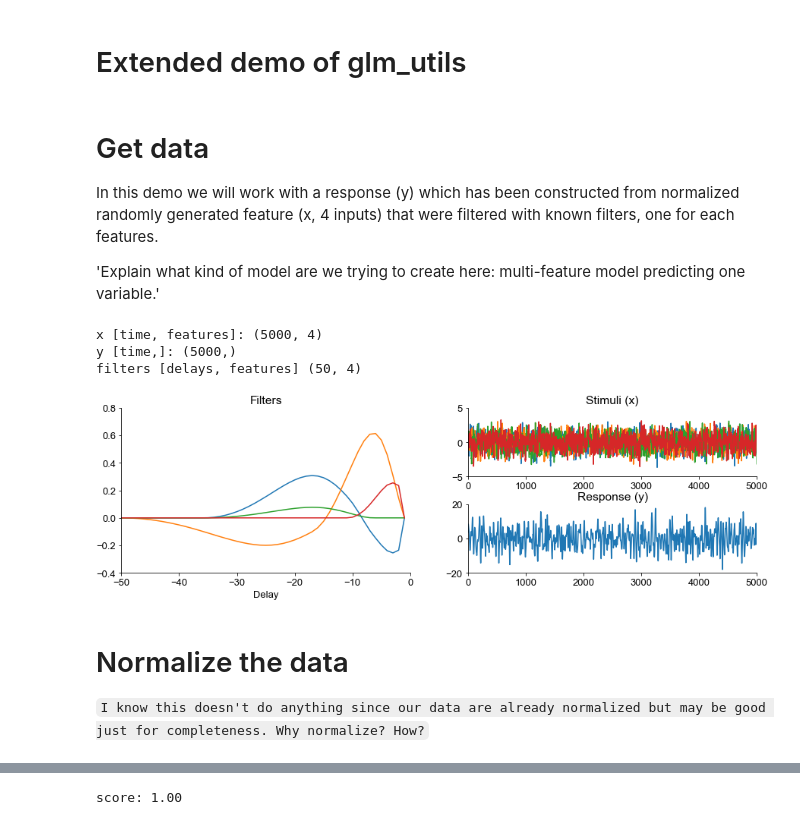
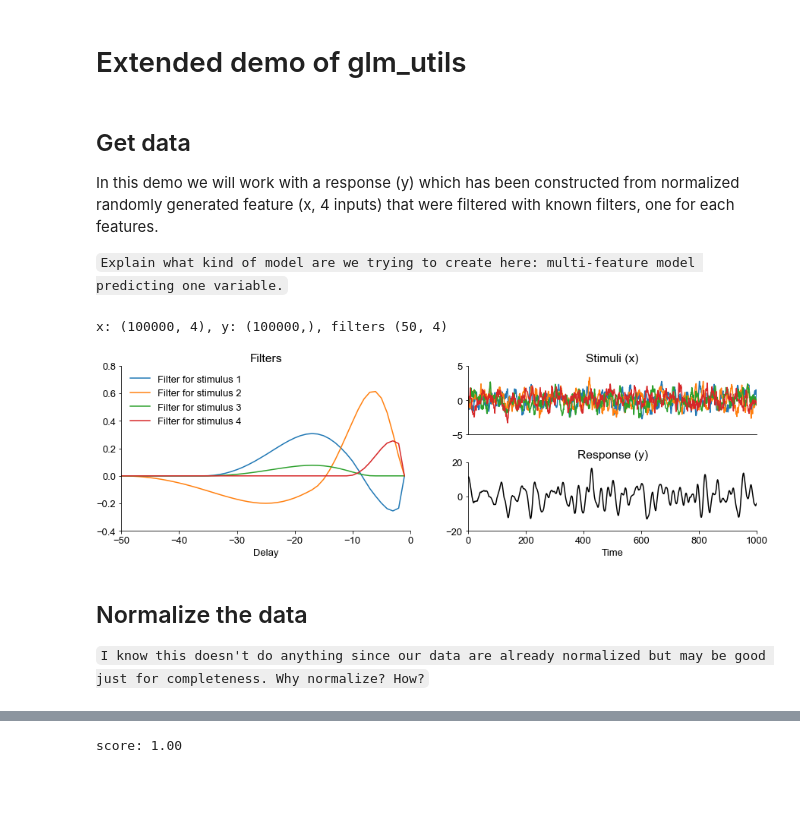
Before and after one commit to janclemenslab/glm_utils, a Jupyter notebook: demo/multiple_inputs.ipynb, the cells around one changed output, grey strips where cells are left out. Saved outputs shown, nothing was run; the diff lists cells and outputs as text; code cells hidden in the pictures; blank space fills up the shorter version.

Commit message:
updates on multiple_inputs

```diff
--- a/demo/multiple_inputs.ipynb
+++ b/demo/multiple_inputs.ipynb
@@ -10,36 +10,40 @@ import scipy.signal
 from demo_utils import get_data
 plt.style.use('ncb.mplstyle')
 # %% [markdown]
-# Get data
+## Get data
 In this demo we will work with a response (y) which has been constructed from normalized randomly generated feature (x, 4 inputs) that were filtered with known filters, one for each features.
 
-'Explain what kind of model are we trying to create here: multi-feature model predicting one variable.'
+`Explain what kind of model are we trying to create here: multi-feature model predicting one variable.`
 # %%
-x, y, filters = get_data(npoints = 5000)
-npoints, ninputs = x.shape
-ndelays = filters.shape[0]
-T = np.arange(-ndelays, 0)
+x, y, filters = get_data(npoints = 100_000)
 
-print(f"x [time, features]: {x.shape}\ny [time,]: {y.shape}\nfilters [delays, features] {filters.shape}")
+nb_points, nb_stim = x.shape
+filter_duration = filters.shape[0]
+T = np.arange(-filter_duration, 0)
+
+print(f"x: {x.shape}, y: {y.shape}, filters {filters.shape}")
 plt.figure(figsize=[15,4])
 plt.subplot(121)
 plt.plot(T, filters)
 plt.title('Filters')
 plt.xlabel('Delay')
+plt.legend([f'Filter for stimulus {f}' for f in range(1,5)])
+
 plt.subplot(222)
-plt.plot(x)
+plt.plot(x[:1000])
 plt.title('Stimuli (x)')
+plt.xticks(())
+
 plt.subplot(224)
-plt.plot(y)
+plt.plot(y[:1000], c='k')
 plt.title('Response (y)')
+plt.xlabel('Time')
 plt.subplots_adjust(hspace=0.4)
 plt.show()
 # %% [output]
-x [time, features]: (5000, 4)
-y [time,]: (5000,)
-filters [delays, features] (50, 4)
+x: (100000, 4), y: (100000,), filters (50, 4)
-[figure, old version]
+[figure, new version]
 # %% [markdown]
-# Normalize the data
+## Normalize the data
 
 `I know this doesn't do anything since our data are already normalized but may be good just for completeness. Why normalize? How?`
```
Also changed, not shown: parts of 20 cells of this notebook.
